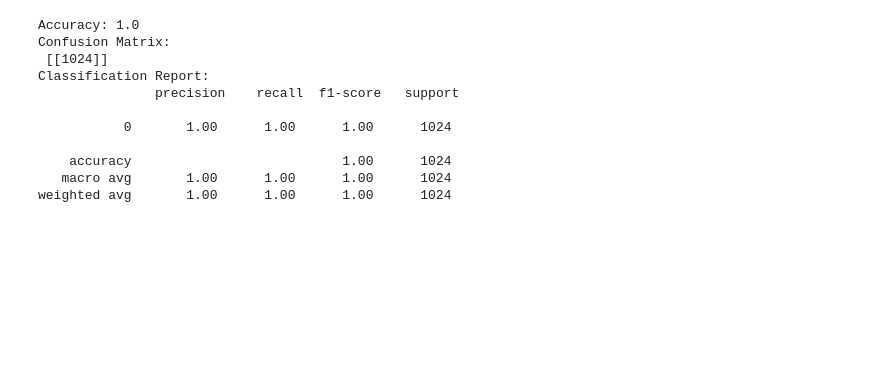
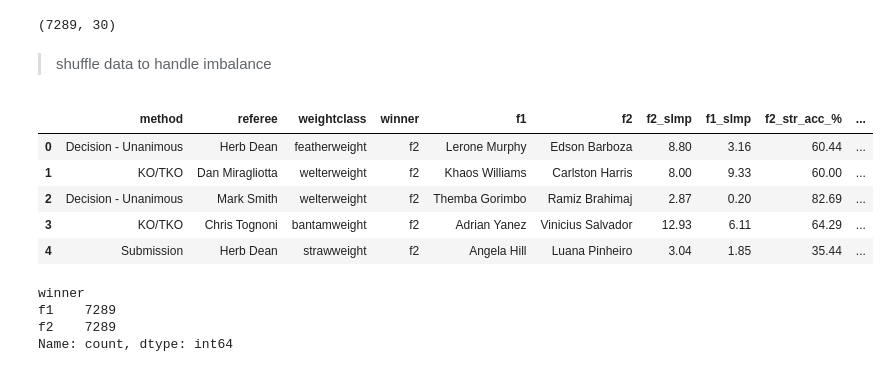
Before and after one commit to jeaend/UFC_Fight_Outcome_Prediction, a Jupyter notebook: 4_predict_winner/2_model.ipynb, the cells around one changed output. Drawn from its saved outputs; the diff is of its cells as text; code cells hidden in the pictures; blank space fills up the shorter version.

```diff
--- a/4_predict_winner/2_model.ipynb
+++ b/4_predict_winner/2_model.ipynb
@@ -20,8 +36,0 @@ display(data.head())
-# %%
-# Feature engineering
-data['model_f1_win'] = (data['winner_cluster'] == 'f1').astype(int)  # Assuming 'f1' and 'f2' are in 'winner_cluster'
-
-# Select relevant features for prediction
-features = ['winner_cluster', 'loser_cluster', 'win_percentage']  # Add other relevant features as needed
-X = pd.get_dummies(data[features], drop_first=True)  # Convert categorical variables to dummy/indicator variables
-y = data['model_f1_win']
@@ -37,20 +37,34 @@ RandomForestClassifier(random_state=42)
-# %%
-# Predict on the test set
-y_pred = model.predict(X_test)
-
-# Evaluate the model
-print("Accuracy:", accuracy_score(y_test, y_pred))
-print("Confusion Matrix:\n", confusion_matrix(y_test, y_pred))
-print("Classification Report:\n", classification_report(y_test, y_pred))
-# %% [output]
-Accuracy: 1.0
-Confusion Matrix:
- [[1024]]
-Classification Report:
-               precision    recall  f1-score   support
-
-           0       1.00      1.00      1.00      1024
-
-    accuracy                           1.00      1024
-   macro avg       1.00      1.00      1.00      1024
-weighted avg       1.00      1.00      1.00      1024
+# %%
+data.shape
+# %% [output]
+(7289, 30)
+# %% [markdown]
+> shuffle data to handle imbalance
+# %%
+# Duplicate the DataFrame
+duplicated_data = data.copy()
+
+# Rename the columns
+column_mapping = {col: col.replace('f1_', 'temp_').replace('f2_', 'f1_').replace('temp_', 'f2_') for col in data.columns}
+duplicated_data.rename(columns=column_mapping, inplace=True)
+
+# Change the values in the 'winner' column to 'f2'
+duplicated_data['winner'] = 'f2'
+
+# Output the first few rows to verify
+display(duplicated_data.head())
+# %% [output]
+|  | method | referee | weightclass | winner | f1 | f2 | f2_slmp | f1_slmp | f2_str_acc_% | ... |
+| 0 | Decision - Unanimous | Herb Dean | featherweight | f2 | Lerone Murphy | Edson Barboza | 8.80 | 3.16 | 60.44 | ... |
+| 1 | KO/TKO | Dan Miragliotta | welterweight | f2 | Khaos Williams | Carlston Harris | 8.00 | 9.33 | 60.00 | ... |
+| 2 | Decision - Unanimous | Mark Smith | welterweight | f2 | Themba Gorimbo | Ramiz Brahimaj | 2.87 | 0.20 | 82.69 | ... |
+| 3 | KO/TKO | Chris Tognoni | bantamweight | f2 | Adrian Yanez | Vinicius Salvador | 12.93 | 6.11 | 64.29 | ... |
+| 4 | Submission | Herb Dean | strawweight | f2 | Angela Hill | Luana Pinheiro | 3.04 | 1.85 | 35.44 | ... |
+# %%
+merged_data = pd.concat([data, duplicated_data], ignore_index=True)
+merged_data['winner'].value_counts()
+# %% [output]
+winner
+f1    7289
+f2    7289
+Name: count, dtype: int64
```
Also changed, not shown: parts of 15 cells of this notebook, 2 other files.
